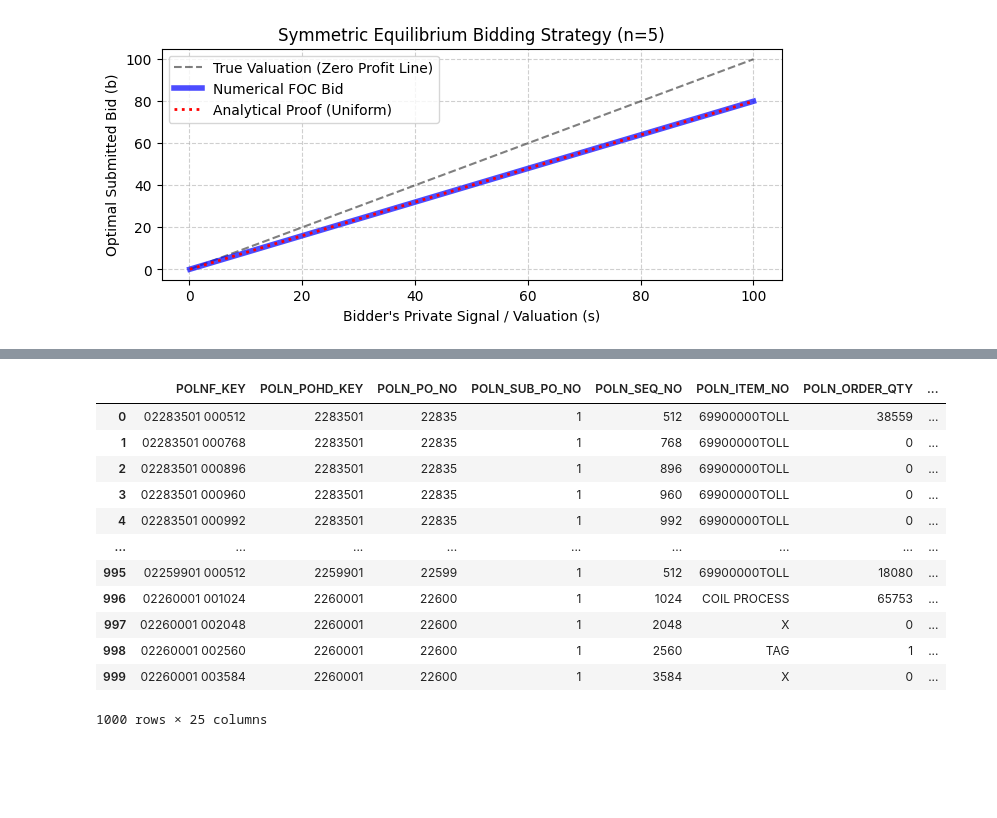
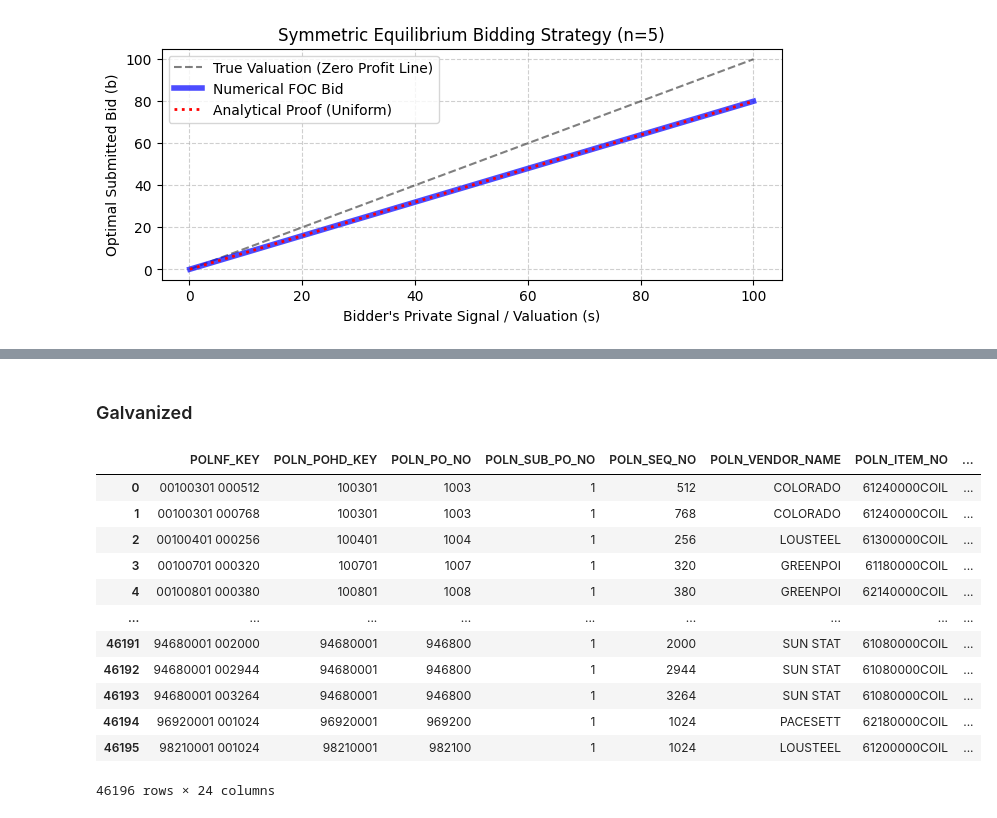
Before and after one commit to pedrokawa19/Senior_Design_7, a Jupyter notebook: code/python/sandbox.ipynb, the cells around one changed output, grey strips where cells are left out. Saved outputs shown, nothing was run; the diff lists cells and outputs as text; code cells hidden in the pictures; blank space fills up the shorter version.

Commit message:
tried to make more sense of inventory levels. hard when i feel like items aren't being categorized correctly

```diff
--- a/code/python/sandbox.ipynb
+++ b/code/python/sandbox.ipynb
@@ -276,21 +312,23 @@ $$\text{Average Inventory Cost} = \frac{\text{Beginning Inventory Cost} + \text{
 $$\text{Days on Hand} = \frac{365}{\text{Inventory Turnover}}$$
 
 Use cost, rather than sales revenue, for both COGS and inventory valuation. When monthly inventory snapshots are available, use their average instead of only the beginning and ending balances.
+# %% [markdown]
+### Galvanized
 # %%
-query = "select * from po_history_lines_clean order by POLN_DELIV_DATE desc limit 1000"
+query = "select * from po_history_lines_clean"
 
 run(query)
 # %% [output]
-|  | POLNF_KEY | POLN_POHD_KEY | POLN_PO_NO | POLN_SUB_PO_NO | POLN_SEQ_NO | POLN_ITEM_NO | POLN_ORDER_QTY | ... |
-| 0 | 02283501 000512 | 2283501 | 22835 | 1 | 512 | 69900000TOLL | 38559 | ... |
-| 1 | 02283501 000768 | 2283501 | 22835 | 1 | 768 | 69900000TOLL | 0 | ... |
-| 2 | 02283501 000896 | 2283501 | 22835 | 1 | 896 | 69900000TOLL | 0 | ... |
-| 3 | 02283501 000960 | 2283501 | 22835 | 1 | 960 | 69900000TOLL | 0 | ... |
-| 4 | 02283501 000992 | 2283501 | 22835 | 1 | 992 | 69900000TOLL | 0 | ... |
+|  | POLNF_KEY | POLN_POHD_KEY | POLN_PO_NO | POLN_SUB_PO_NO | POLN_SEQ_NO | POLN_VENDOR_NAME | POLN_ITEM_NO | ... |
+| 0 | 00100301 000512 | 100301 | 1003 | 1 | 512 | COLORADO | 61240000COIL | ... |
+| 1 | 00100301 000768 | 100301 | 1003 | 1 | 768 | COLORADO | 61240000COIL | ... |
+| 2 | 00100401 000256 | 100401 | 1004 | 1 | 256 | LOUSTEEL | 61300000COIL | ... |
+| 3 | 00100701 000320 | 100701 | 1007 | 1 | 320 | GREENPOI | 61180000COIL | ... |
+| 4 | 00100801 000380 | 100801 | 1008 | 1 | 380 | GREENPOI | 62140000COIL | ... |
 | ... | ... | ... | ... | ... | ... | ... | ... | ... |
-| 995 | 02259901 000512 | 2259901 | 22599 | 1 | 512 | 69900000TOLL | 18080 | ... |
-| 996 | 02260001 001024 | 2260001 | 22600 | 1 | 1024 | COIL PROCESS | 65753 | ... |
-| 997 | 02260001 002048 | 2260001 | 22600 | 1 | 2048 | X | 0 | ... |
-| 998 | 02260001 002560 | 2260001 | 22600 | 1 | 2560 | TAG | 1 | ... |
-| 999 | 02260001 003584 | 2260001 | 22600 | 1 | 3584 | X | 0 | ... |
+| 46191 | 94680001 002000 | 94680001 | 946800 | 1 | 2000 | SUN STAT | 61080000COIL | ... |
+| 46192 | 94680001 002944 | 94680001 | 946800 | 1 | 2944 | SUN STAT | 61080000COIL | ... |
+| 46193 | 94680001 003264 | 94680001 | 946800 | 1 | 3264 | SUN STAT | 61080000COIL | ... |
+| 46194 | 96920001 001024 | 96920001 | 969200 | 1 | 1024 | PACESETT | 62180000COIL | ... |
+| 46195 | 98210001 001024 | 98210001 | 982100 | 1 | 1024 | LOUSTEEL | 61200000COIL | ... |
-1000 rows × 25 columns
+46196 rows × 24 columns
```
Also changed, not shown: parts of 1 cell of this notebook, 1 other file.
